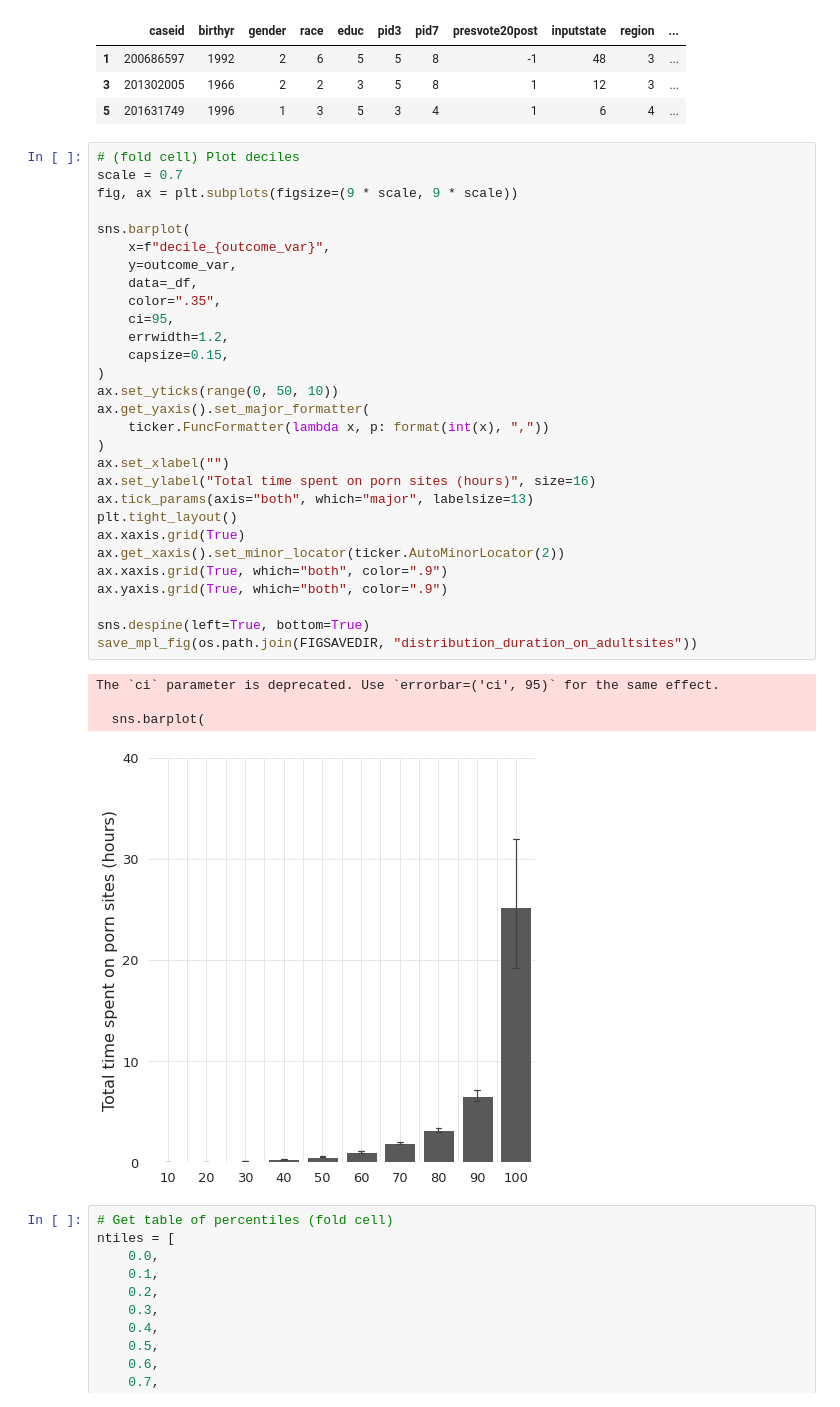
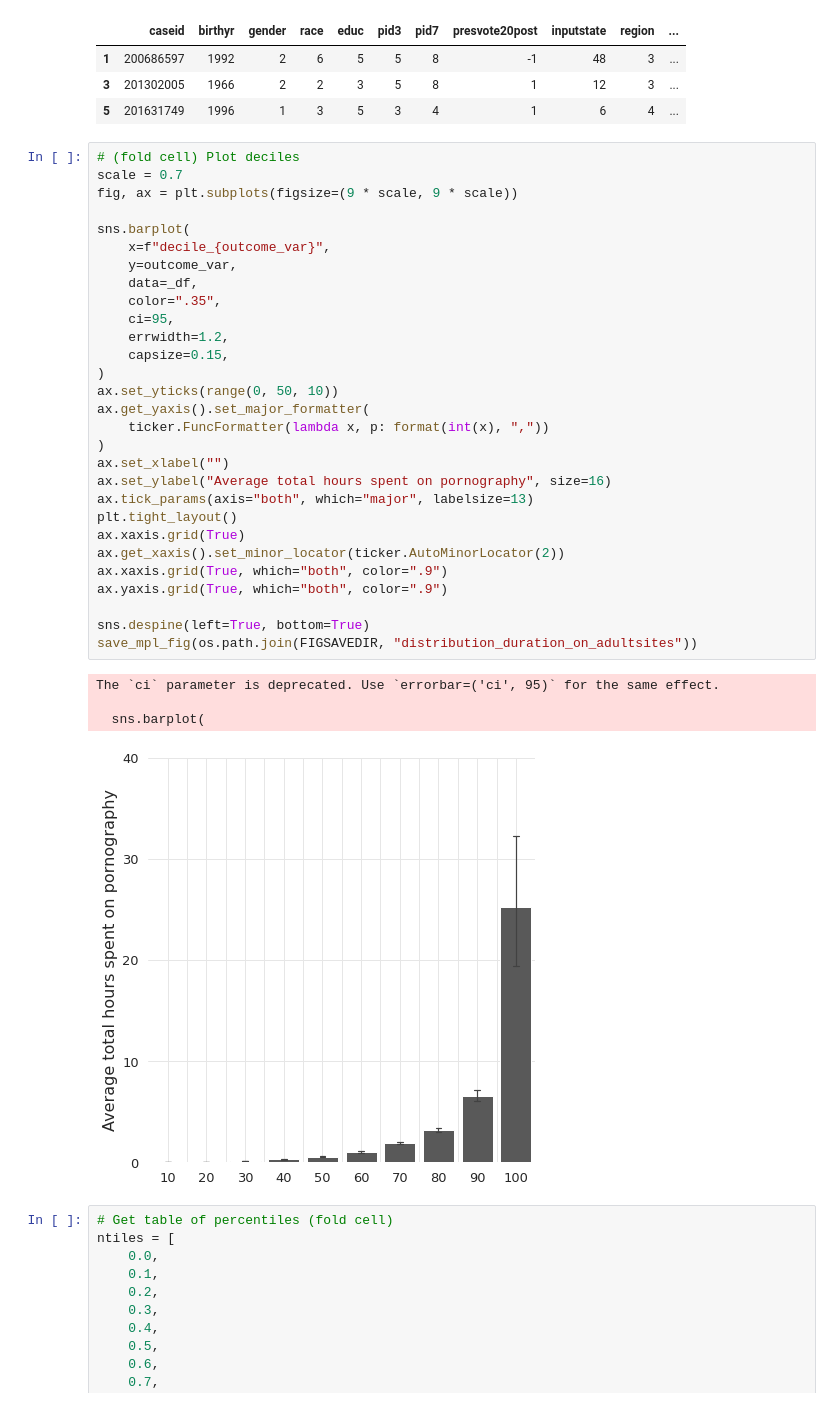
Before and after one commit to soodoku/adult, a Jupyter notebook: scripts/20_duration_on_adultsites.ipynb, the cells around one changed output. Drawn from its saved outputs; the diff is of its cells as text.

```diff
--- a/scripts/20_duration_on_adultsites.ipynb
+++ b/scripts/20_duration_on_adultsites.ipynb
@@ -76,35 +76,35 @@ N = 353
 scale = 0.7
 fig, ax = plt.subplots(figsize=(9 * scale, 9 * scale))
 
 sns.barplot(
     x=f"decile_{outcome_var}",
     y=outcome_var,
     data=_df,
     color=".35",
     ci=95,
     errwidth=1.2,
     capsize=0.15,
 )
 ax.set_yticks(range(0, 50, 10))
 ax.get_yaxis().set_major_formatter(
     ticker.FuncFormatter(lambda x, p: format(int(x), ","))
 )
 ax.set_xlabel("")
-ax.set_ylabel("Total time spent on porn sites (hours)", size=16)
+ax.set_ylabel("Average total hours spent on pornography", size=16)
 ax.tick_params(axis="both", which="major", labelsize=13)
 plt.tight_layout()
 ax.xaxis.grid(True)
 ax.get_xaxis().set_minor_locator(ticker.AutoMinorLocator(2))
 ax.xaxis.grid(True, which="both", color=".9")
 ax.yaxis.grid(True, which="both", color=".9")
 
 sns.despine(left=True, bottom=True)
 save_mpl_fig(os.path.join(FIGSAVEDIR, "distribution_duration_on_adultsites"))
 # %% [output]
 The `ci` parameter is deprecated. Use `errorbar=('ci', 95)` for the same effect.
 
   sns.barplot(
-[figure, old version]
+[figure, new version]
 # %%
 # Get table of percentiles (fold cell)
 ntiles = [
```
Also changed, not shown: parts of 3 cells of this notebook, 17 other files.
